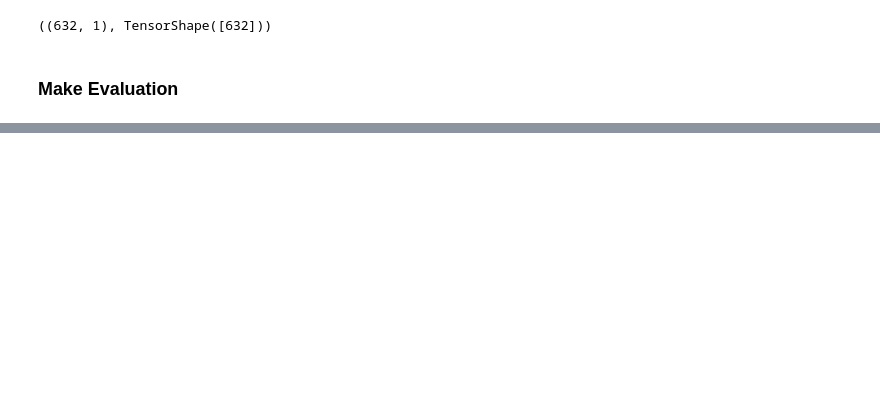
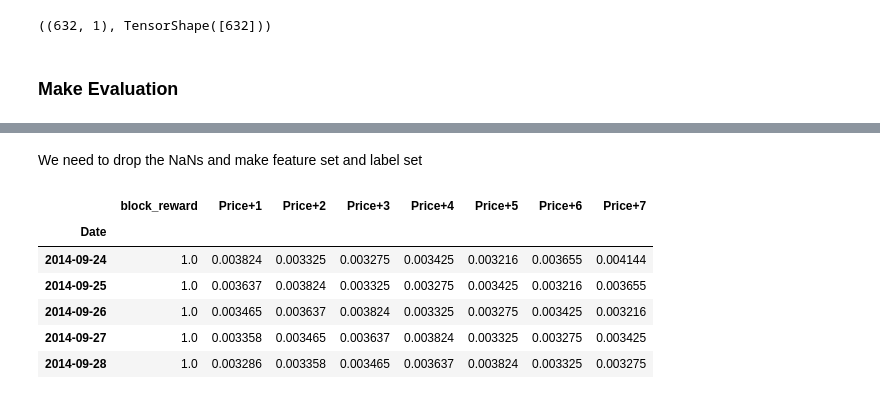
Before and after one commit to SaketMunda/time-series-with-tensorflow, a Jupyter notebook: time_series_exercise_with_tensorflow.ipynb, the cells around one changed output, grey strips where cells are left out. Saved outputs shown, nothing was run; the diff lists cells and outputs as text; code cells hidden in the pictures; blank space fills up the shorter version.

```diff
--- a/time_series_exercise_with_tensorflow.ipynb
+++ b/time_series_exercise_with_tensorflow.ipynb
@@ -407,0 +575,20 @@ model_1_results
+# %% [markdown]
+We need to drop the NaNs and make feature set and label set
+# %%
+X = bitcoin_prices_scaled_windowed.dropna().drop("Price", axis=1).astype(np.float32)
+y = bitcoin_prices_scaled_windowed.dropna()["Price"].astype(np.float32)
+
+# Make train and test split
+split_size = int(len(X) * 0.8)
+X_train, y_train = X[:split_size], y[:split_size]
+X_test, y_test = X[split_size:], y[split_size:]
+
+X_train.head()
+# %% [output]
+|  | block_reward | Price+1 | Price+2 | Price+3 | Price+4 | Price+5 | Price+6 | Price+7 |
+| Date |  |  |  |  |  |  |  |  |
+| 2014-09-24 | 1.0 | 0.003824 | 0.003325 | 0.003275 | 0.003425 | 0.003216 | 0.003655 | 0.004144 |
+| 2014-09-25 | 1.0 | 0.003637 | 0.003824 | 0.003325 | 0.003275 | 0.003425 | 0.003216 | 0.003655 |
+| 2014-09-26 | 1.0 | 0.003465 | 0.003637 | 0.003824 | 0.003325 | 0.003275 | 0.003425 | 0.003216 |
+| 2014-09-27 | 1.0 | 0.003358 | 0.003465 | 0.003637 | 0.003824 | 0.003325 | 0.003275 | 0.003425 |
+| 2014-09-28 | 1.0 | 0.003286 | 0.003358 | 0.003465 | 0.003637 | 0.003824 | 0.003325 | 0.003275 |
```
Also changed, not shown: parts of 32 cells of this notebook.
